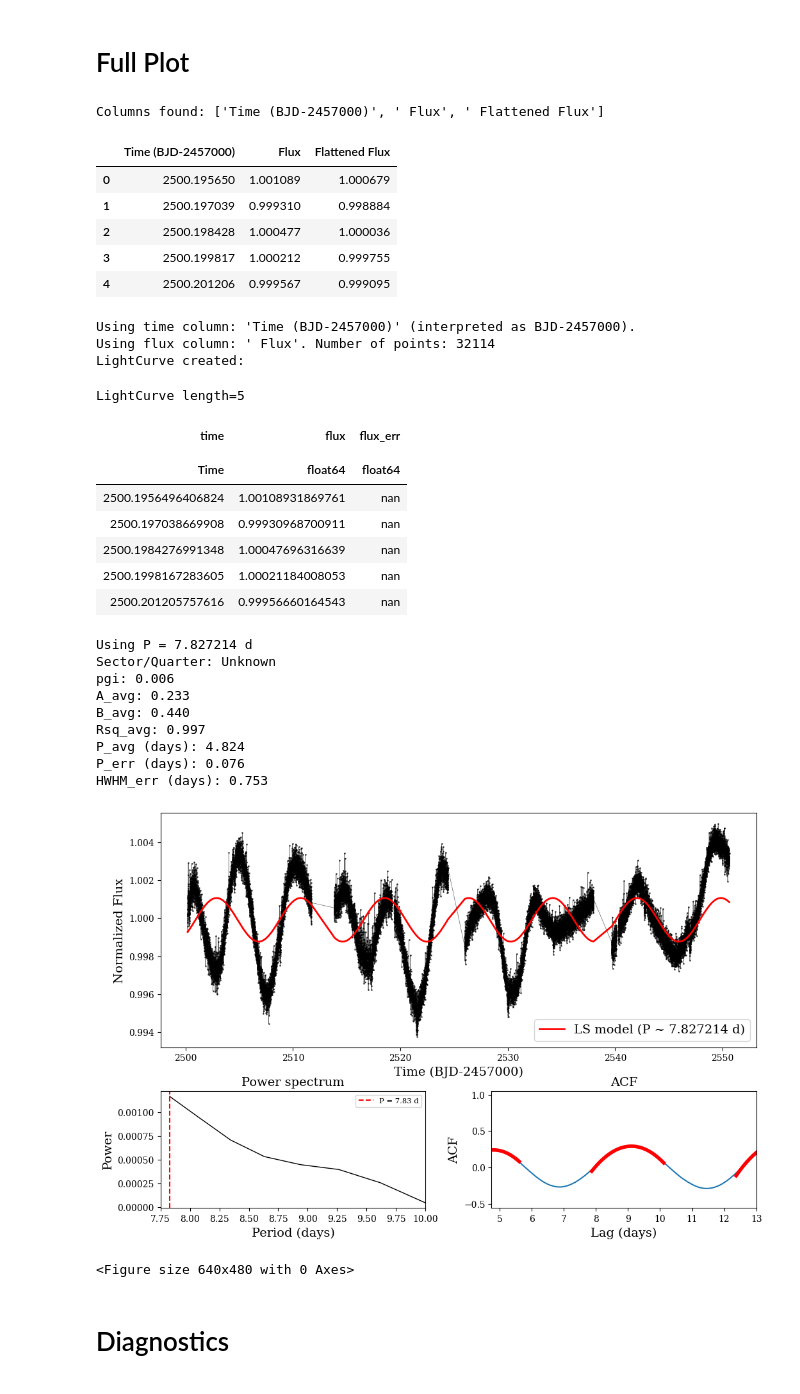
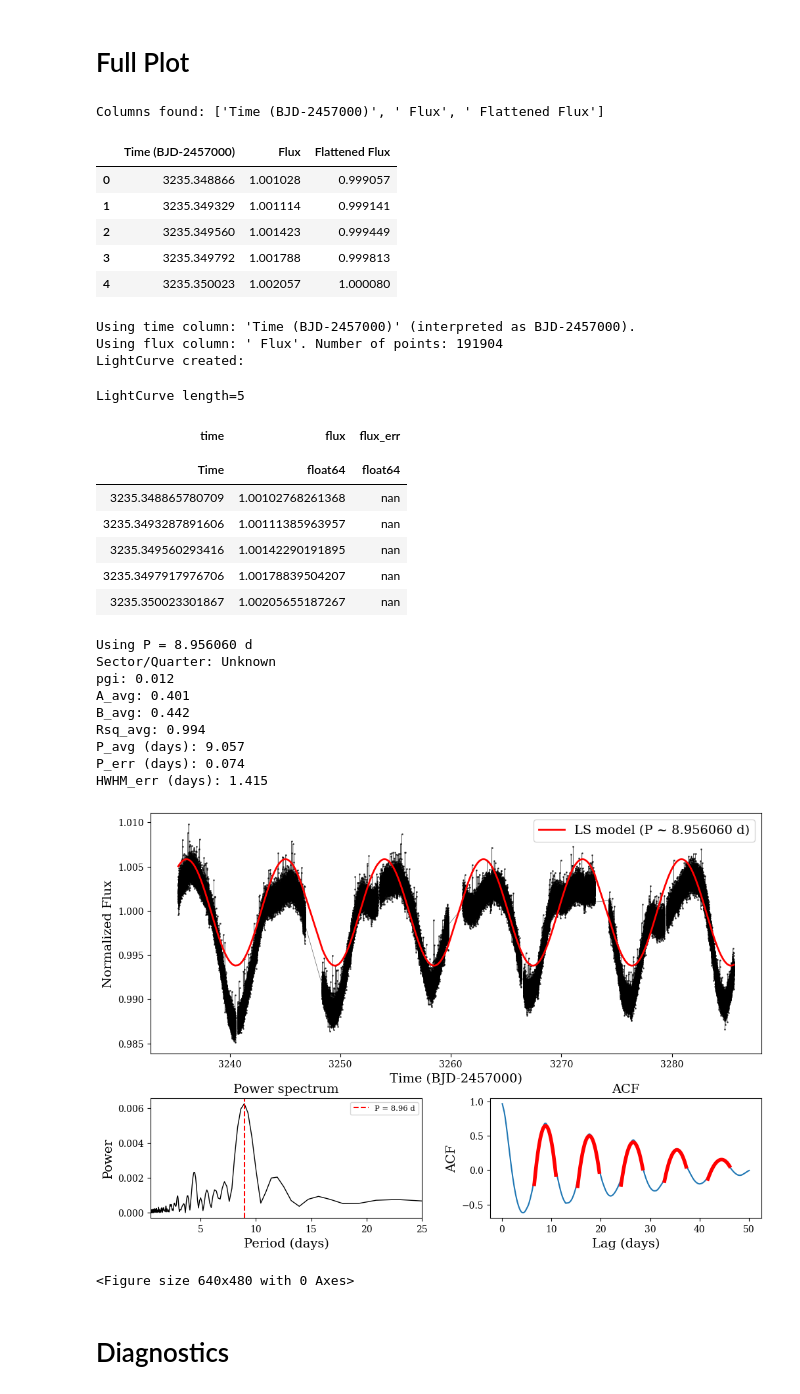
Before and after one commit to evraul01/SpinSpotter, a Jupyter notebook: full_plot.ipynb, the cells around one changed output. Saved outputs shown, nothing was run; the diff lists cells and outputs as text; code cells hidden in the pictures.

Commit message:
full plot notebook tweak

```diff
--- a/full_plot.ipynb
+++ b/full_plot.ipynb
@@ -24,15 +24,15 @@ plt.rcParams["font.family"] = FONT_FAMILY
 
 # === PARAMETERS (edit only the DATA_PATH if you need) ===
 long_dataset = False
-long_dataset = True
+# long_dataset = True
 if long_dataset:
     DATA_PATH = "./data/tic437011608flattened-2min.csv"
 else:
     DATA_PATH = "./data/tic437011608flattened-20s.csv"
 min_period = 0.5
 max_period = 25.0
-min_period = 7.75
-max_period = 10
+# min_period = 7.75
+# max_period = 10
 bs = 1000  # SpinSpotter box size
 
 # ---------------------------------------
@@ -190,61 +190,61 @@ try:
         # copy labels
         ax_br.set_xlabel(ax_src.get_xlabel(), fontsize=LABEL_FONT_SIZE)
         ax_br.set_ylabel(ax_src.get_ylabel(), fontsize=LABEL_FONT_SIZE)
-        ax_br.set_xlim(4.75, 13)
+        # ax_br.set_xlim(4.75, 13)
         ax_br.set_title('ACF', fontsize=TITLE_FONT_SIZE)
     else:
         # fallback: compute ACF manually if no axes found
         from statsmodels.tsa.stattools import acf
         acf_vals = acf(lc.flux.value - np.nanmean(lc.flux.value), nlags=200, fft=True, missing='conservative')
         lags = np.arange(len(acf_vals)) * np.median(np.diff(lc.time.value))
         ax_br.plot(lags, acf_vals, '-k')
         ax_br.set_xlabel('Lag [days]', fontsize=LABEL_FONT_SIZE)
         ax_br.set_ylabel('ACF', fontsize=LABEL_FONT_SIZE)
         ax_br.set_title('Autocorrelation (fallback)', fontsize=TITLE_FONT_SIZE)
 finally:
     try:
         mpl.close(fig_acf)
     except Exception:
         pass
 
 ax_br.tick_params(axis='both', which='major', labelsize=BOTTOM_TICK_SIZE)
 
 plt.tight_layout()
 if long_dataset:
-    plt.savefig("./plots/full_periodogram_2min.pdf")#, dpi=300)
+    plt.savefig("./plots/full_periodogram_2min.pdf", dpi=300, bbox_inches='tight')
 else:
-    plt.savefig("./plots/full_periodogram_20s.pdf")#, dpi=300)
+    plt.savefig("./plots/full_periodogram_20s.pdf", bbox_inches='tight')#, dpi=300)
 plt.show()
 # %% [output]
 Columns found: ['Time (BJD-2457000)', ' Flux', ' Flattened Flux']
 |  | Time (BJD-2457000) | Flux | Flattened Flux |
-| 0 | 2500.195650 | 1.001089 | 1.000679 |
-| 1 | 2500.197039 | 0.999310 | 0.998884 |
-| 2 | 2500.198428 | 1.000477 | 1.000036 |
-| 3 | 2500.199817 | 1.000212 | 0.999755 |
-| 4 | 2500.201206 | 0.999567 | 0.999095 |
+| 0 | 3235.348866 | 1.001028 | 0.999057 |
+| 1 | 3235.349329 | 1.001114 | 0.999141 |
+| 2 | 3235.349560 | 1.001423 | 0.999449 |
+| 3 | 3235.349792 | 1.001788 | 0.999813 |
+| 4 | 3235.350023 | 1.002057 | 1.000080 |
 Using time column: 'Time (BJD-2457000)' (interpreted as BJD-2457000).
-Using flux column: ' Flux'. Number of points: 32114
+Using flux column: ' Flux'. Number of points: 191904
 LightCurve created:
 LightCurve length=5
 | time | flux | flux_err |
 |  |  |  |
 | Time | float64 | float64 |
-| 2500.1956496406824 | 1.00108931869761 | nan |
-| 2500.197038669908 | 0.99930968700911 | nan |
-| 2500.1984276991348 | 1.00047696316639 | nan |
-| 2500.1998167283605 | 1.00021184008053 | nan |
-| 2500.201205757616 | 0.99956660164543 | nan |
+| 3235.348865780709 | 1.00102768261368 | nan |
+| 3235.3493287891606 | 1.00111385963957 | nan |
+| 3235.349560293416 | 1.00142290191895 | nan |
+| 3235.3497917976706 | 1.00178839504207 | nan |
+| 3235.350023301867 | 1.00205655187267 | nan |
-Using P = 7.827214 d
+Using P = 8.956060 d
 Sector/Quarter: Unknown
-pgi: 0.006
-A_avg: 0.233
-B_avg: 0.440
-Rsq_avg: 0.997
-P_avg (days): 4.824
-P_err (days): 0.076
-HWHM_err (days): 0.753
+pgi: 0.012
+A_avg: 0.401
+B_avg: 0.442
+Rsq_avg: 0.994
+P_avg (days): 9.057
+P_err (days): 0.074
+HWHM_err (days): 1.415
-[figure, old version]
+[figure, new version]
 <Figure size 640x480 with 0 Axes>
 # %% [markdown]
 # Diagnostics
```
